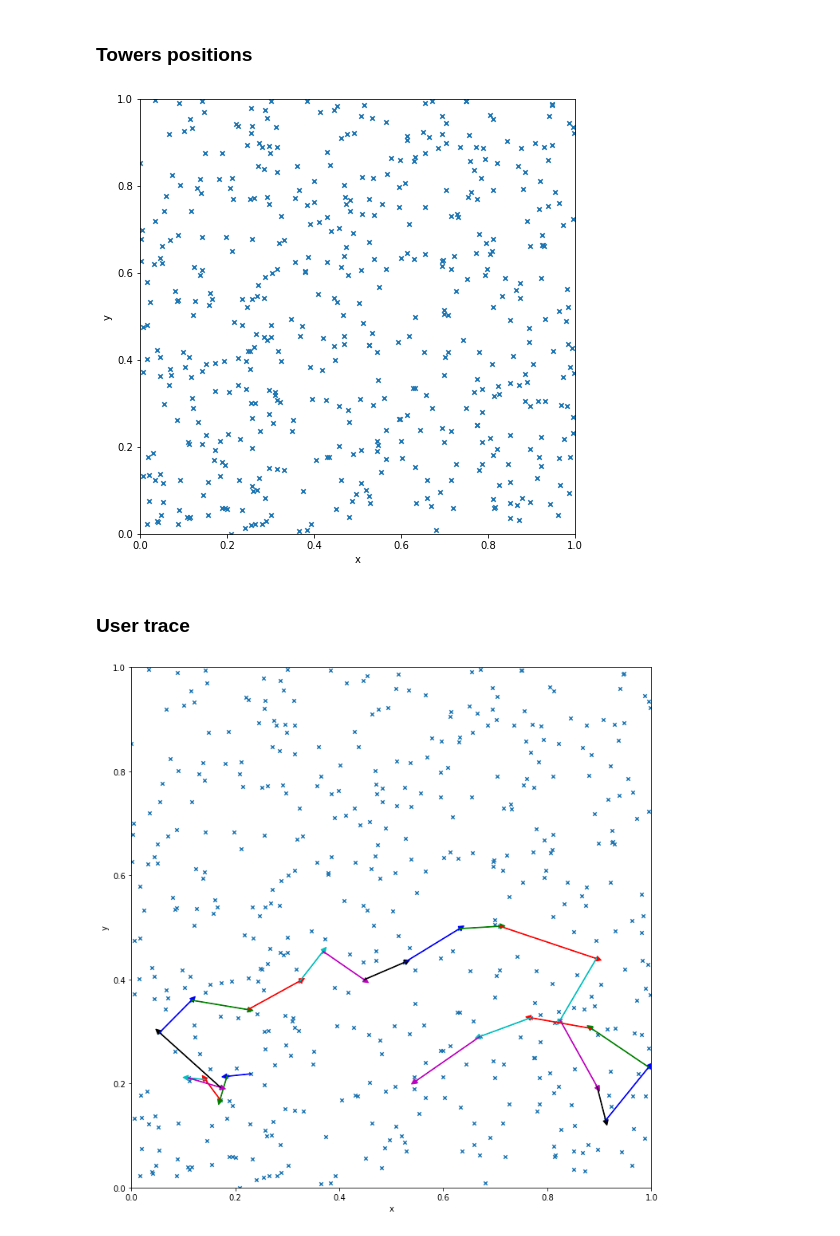
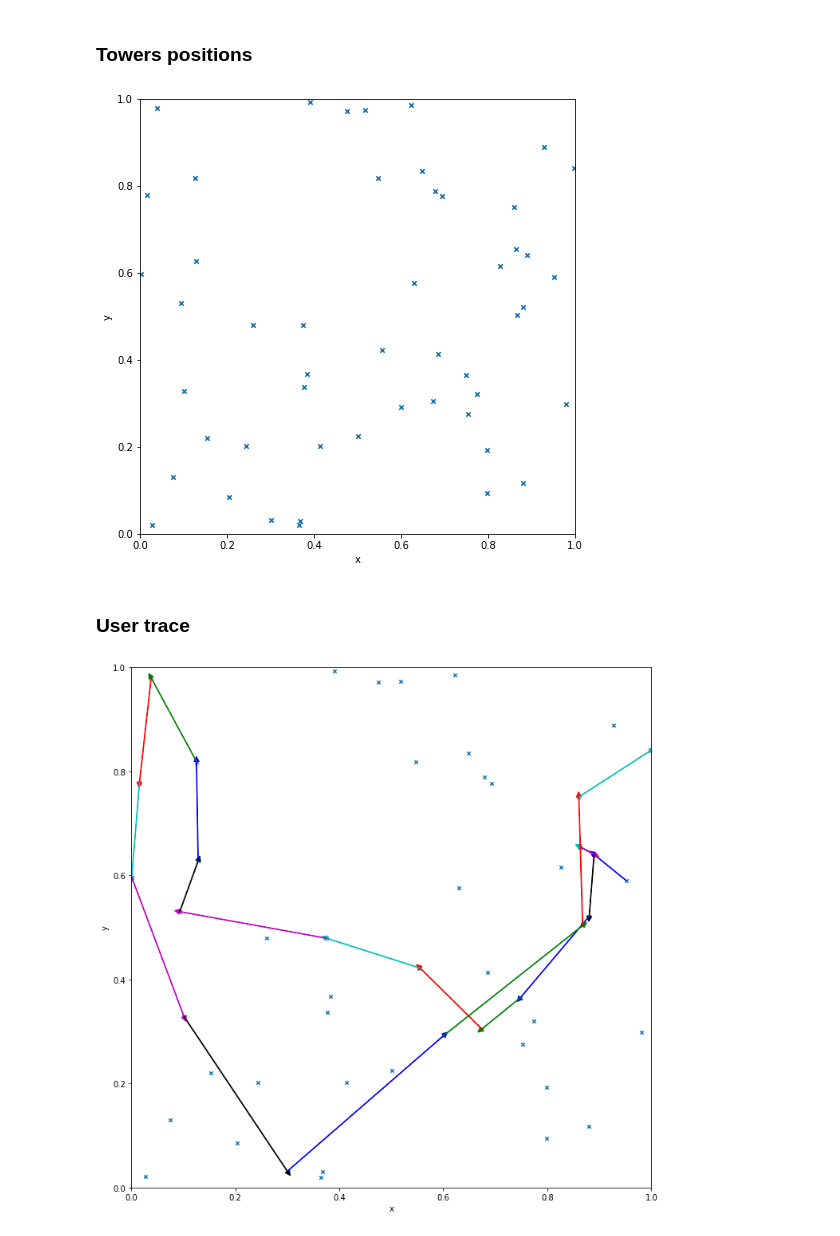
Before and after one commit to leopiney/tscf, a Jupyter notebook: trace_simulator_v2.ipynb, the cells around one changed output. Cells and saved outputs as stored; diff of their text form; code cells hidden in the pictures.

```diff
--- a/trace_simulator_v2.ipynb
+++ b/trace_simulator_v2.ipynb
@@ -7,8 +7,8 @@
 from tracer.simulator import TraceSimulator
 
 sim = TraceSimulator(
-    number_towers=500,
-    number_users=1,
+    number_towers=50,
+    number_users=500,
     number_cycles=24,
     expander=1,
     sigma=0.005,
@@ -25,12 +29,12 @@ sim.generate()
 # %% [markdown]
 ### Towers positions
 # %%
-sim.plot_towers(annotate_towers=False);
+sim.towers_manager.plot_towers(annotate_towers=False);
 # %% [output]
-[figure, old version]
+[figure, new version]
 # %% [markdown]
 ### User trace
 # %%
-sim.plot_user_trace(user_id=0, annotate_towers=False)
+sim.towers_manager.plot_user_trace(sim.traces[0], annotate_towers=False)
 # %% [output]
-[figure, old version]
+[figure, new version]
```
Also changed, not shown: parts of 8 cells of this notebook, 4 other files.
